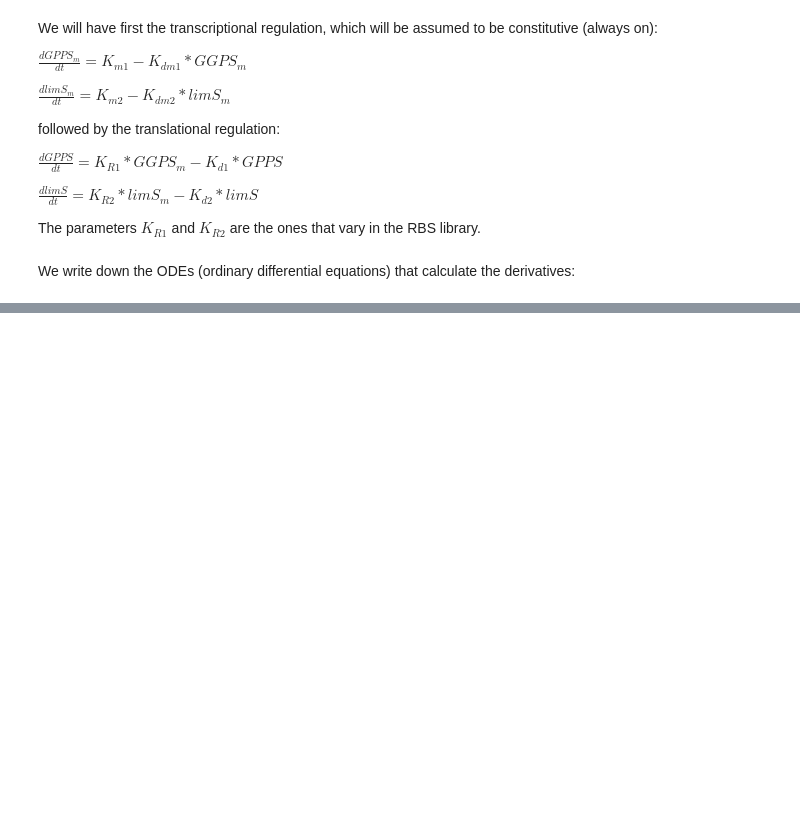
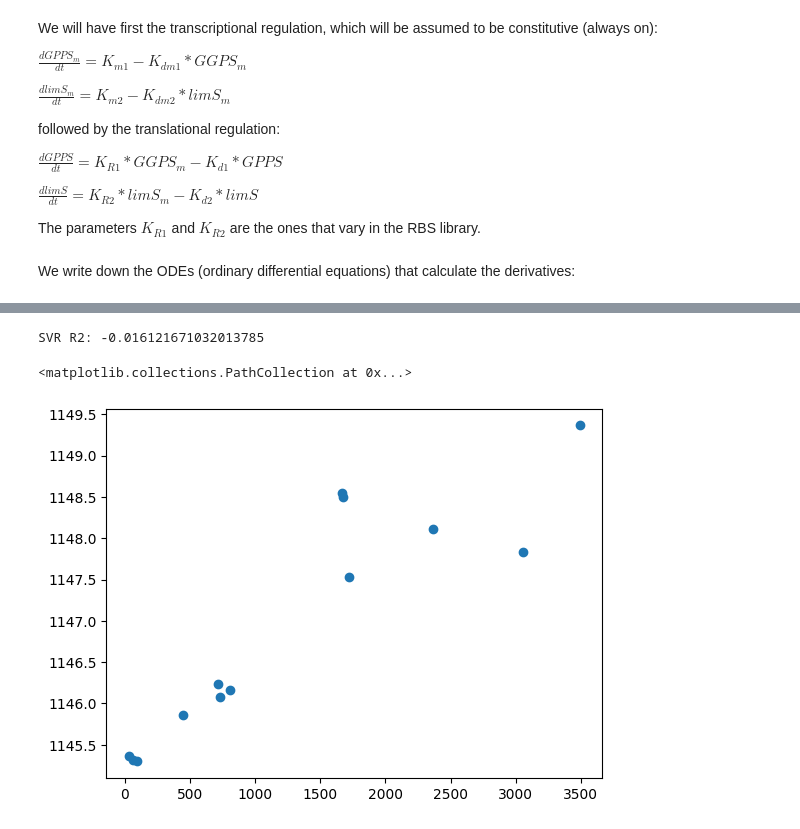
Before and after one commit to pablocarb/uimp-synbio, a Jupyter notebook: Data-generation.ipynb, the cells around one changed output, grey strips where cells are left out. Drawn from its saved outputs; the diff is of its cells as text; code cells hidden in the pictures; blank space fills up the shorter version.

```diff
--- a/Data-generation.ipynb
+++ b/Data-generation.ipynb
@@ -94,0 +159,11 @@ np.random.normal(0, 1e-6)  # Example of generating random data
+# %%
+ssres = np.sum((Y_test - Y_pred_svr) ** 2)
+sstot = np.sum((Y_test - np.mean(Y_test)) ** 2)
+r2_svr = 1 - (ssres / sstot)
+
+print("SVR R2:", r2_svr)
+plt.scatter(Y_test, Y_pred_svr)
+# %% [output]
+SVR R2: -0.016121671032013785
+<matplotlib.collections.PathCollection at 0x...>
+[figure, added]
```
Also changed, not shown: parts of 21 cells of this notebook.
